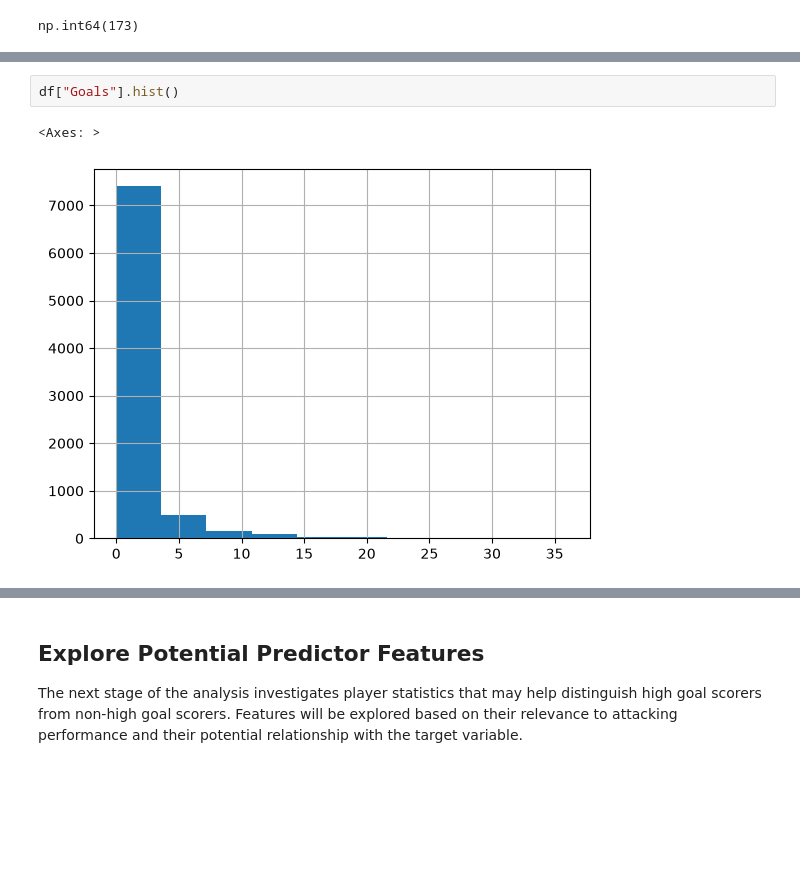
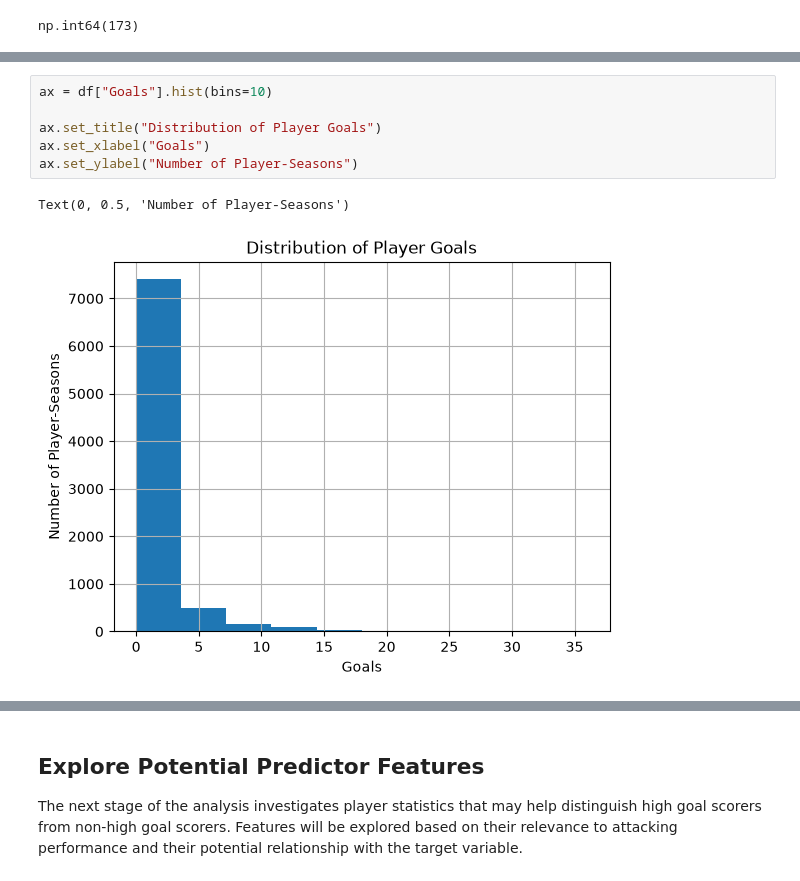
Before and after one commit to garethrogers28/premier-league-predictor, a Jupyter notebook: jupyter_notebooks/03_Exploratory_Data_Analysis.ipynb, the cells around one changed output, grey strips where cells are left out. Cells and saved outputs as stored; diff of their text form; blank space fills up the shorter version.

Commit message:
Update EDA after removing invalid player records

```diff
--- a/jupyter_notebooks/03_Exploratory_Data_Analysis.ipynb
+++ b/jupyter_notebooks/03_Exploratory_Data_Analysis.ipynb
@@ -229,9 +229,13 @@ Midfielder     39
 dtype: int64
-# %%
-df["Goals"].hist()
-# %% [output]
-<Axes: >
-[figure, removed]
+# %%
+ax = df["Goals"].hist(bins=10)
+
+ax.set_title("Distribution of Player Goals")
+ax.set_xlabel("Goals")
+ax.set_ylabel("Number of Player-Seasons")
+# %% [output]
+Text(0, 0.5, 'Number of Player-Seasons')
+[figure, added]
 # %%
 (df["Goals"] >= 10).mean() * 100
 # %% [output]
```
Also changed, not shown: parts of 31 cells of this notebook, 1 other file.
